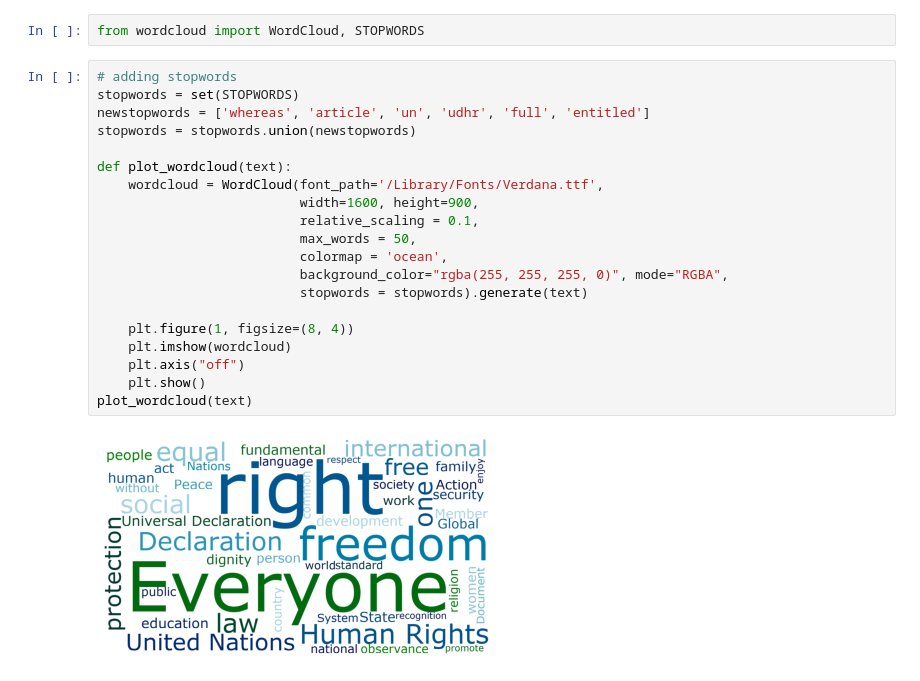
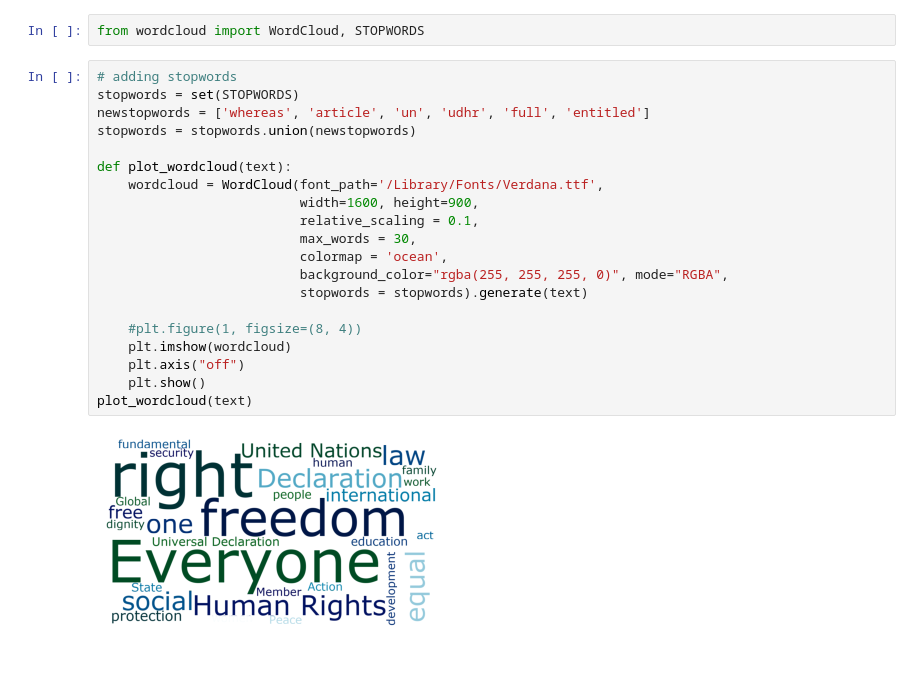
Before and after one commit to morrisgpeter/Python-graphs, a Jupyter notebook: Python plot library.ipynb, the cells around one changed output. Cells and saved outputs as stored; diff of their text form.

```diff
--- a/Python plot library.ipynb
+++ b/Python plot library.ipynb
@@ -135,22 +136,22 @@ from wordcloud import WordCloud, STOPWORDS
 # %%
 # adding stopwords
 stopwords = set(STOPWORDS)
 newstopwords = ['whereas', 'article', 'un', 'udhr', 'full', 'entitled']
 stopwords = stopwords.union(newstopwords)
 
 def plot_wordcloud(text):
     wordcloud = WordCloud(font_path='/Library/Fonts/Verdana.ttf',
                           width=1600, height=900,
                           relative_scaling = 0.1,
-                          max_words = 50,
+                          max_words = 30,
                           colormap = 'ocean',
                           background_color="rgba(255, 255, 255, 0)", mode="RGBA",
                           stopwords = stopwords).generate(text)
 
-    plt.figure(1, figsize=(8, 4))
+    #plt.figure(1, figsize=(8, 4))
     plt.imshow(wordcloud)
     plt.axis("off")
     plt.show()
 plot_wordcloud(text)
 # %% [output]
-[figure, old version]
+[figure, new version]
```
Also changed, not shown: parts of 8 cells of this notebook.
